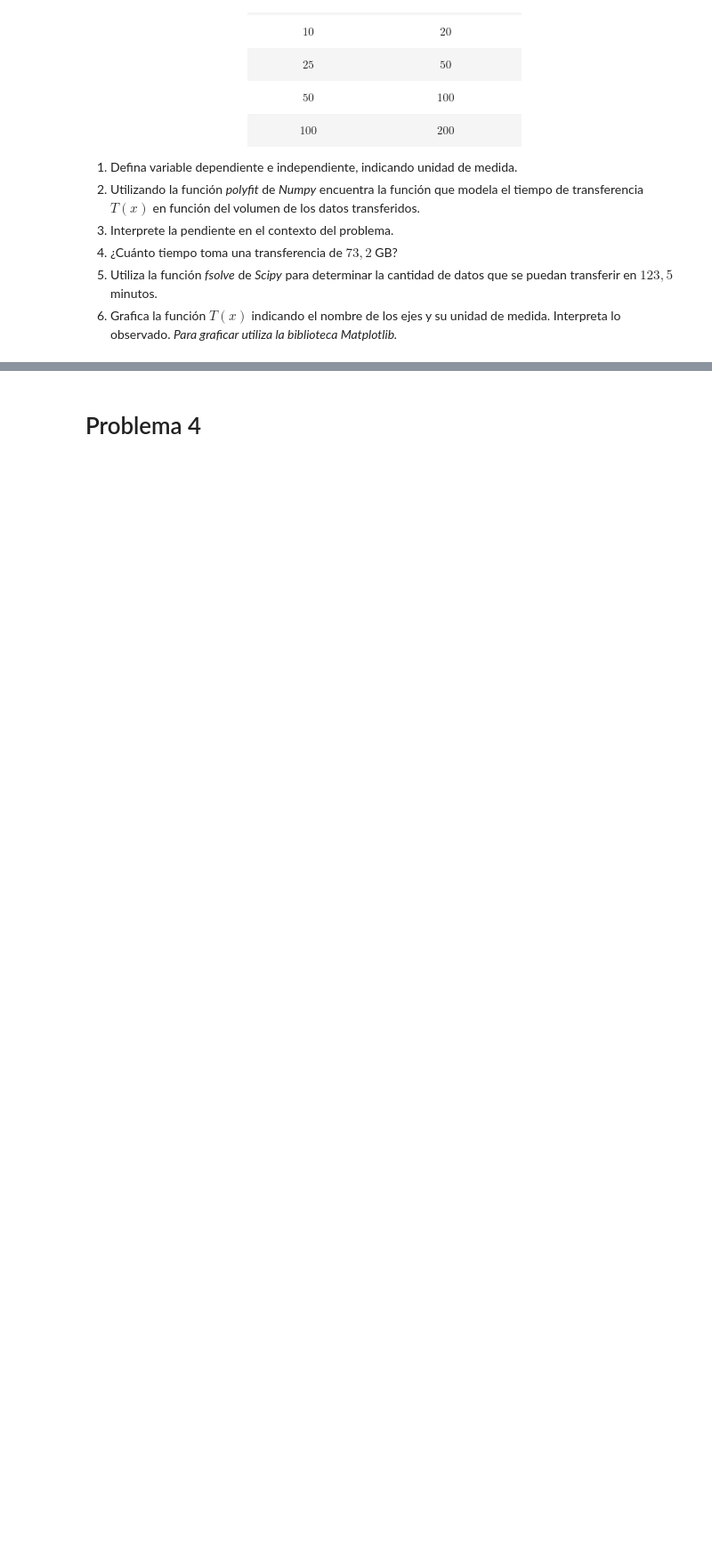
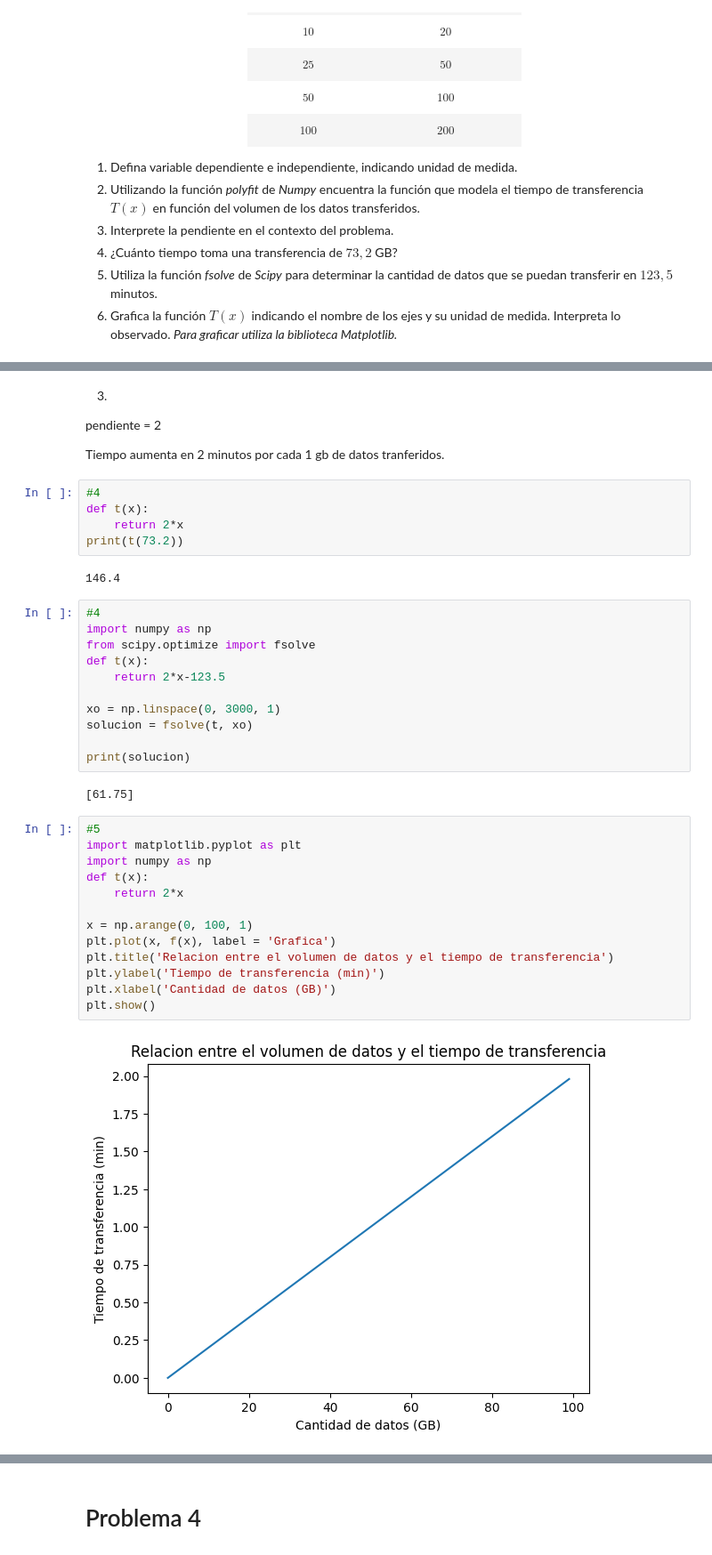
Before and after one commit to Pancho190/Guias-de-Matematicas, a Jupyter notebook: G2_Función_Lineal.ipynb, the cells around one changed output, grey strips where cells are left out. Shown at 89% size. Cells and saved outputs as stored; diff of their text form; blank space fills up the shorter version.

```diff
--- a/G2_Función_Lineal.ipynb
+++ b/G2_Función_Lineal.ipynb
@@ -82,3 +96,43 @@ Un equipo de TI está monitoreando el tráfico de datos en la red de la empresa.
+# %% [markdown]
+3.
+pendiente = 2
+
+Tiempo aumenta en 2 minutos por cada 1 gb de datos tranferidos.
+# %%
+#4
+def t(x):
+    return 2*x
+print(t(73.2))
+# %% [output]
+146.4
+# %%
+#4
+import numpy as np
+from scipy.optimize import fsolve
+def t(x):
+    return 2*x-123.5
+
+xo = np.linspace(0, 3000, 1)
+solucion = fsolve(t, xo)
+
+print(solucion)
+# %% [output]
+[61.75]
+# %%
+#5
+import matplotlib.pyplot as plt
+import numpy as np
+def t(x):
+    return 2*x
+
+x = np.arange(0, 100, 1)
+plt.plot(x, f(x), label = 'Grafica')
+plt.title('Relacion entre el volumen de datos y el tiempo de transferencia')
+plt.ylabel('Tiempo de transferencia (min)')
+plt.xlabel('Cantidad de datos (GB)')
+plt.show()
+# %% [output]
+[figure, added]
 # %% [markdown]
 Una empresa de tecnología quiere optimizar el tiempo de carga y descarga de archivos en su servicio de almacenamiento en la nube. Los tiempos medios para diferentes tamaños de archivos son los siguientes:
 
```
Also changed, not shown: parts of 3 cells of this notebook.
